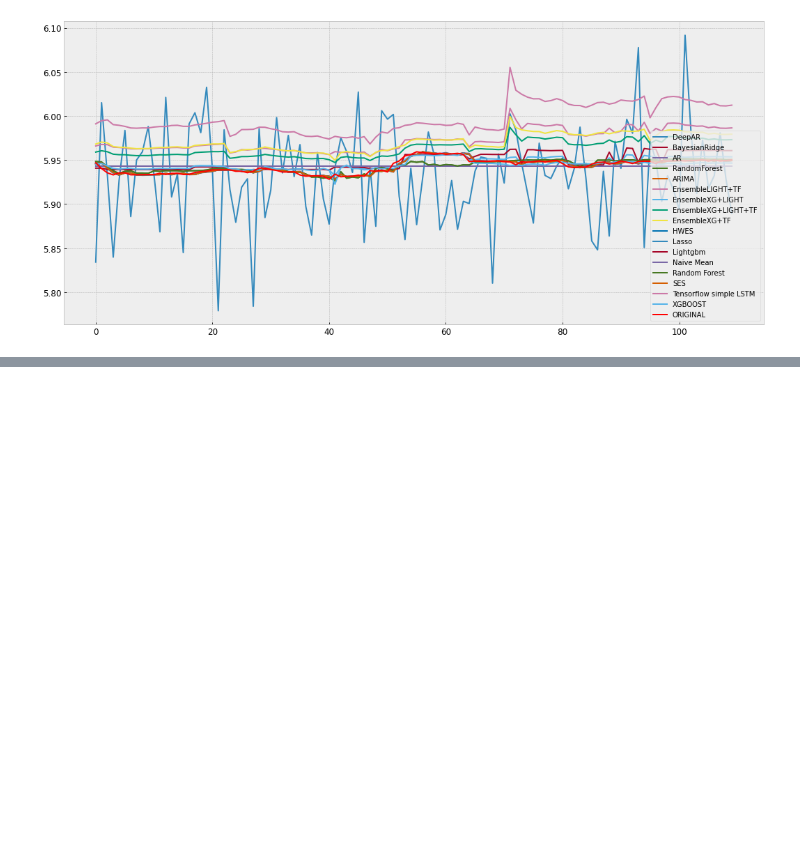
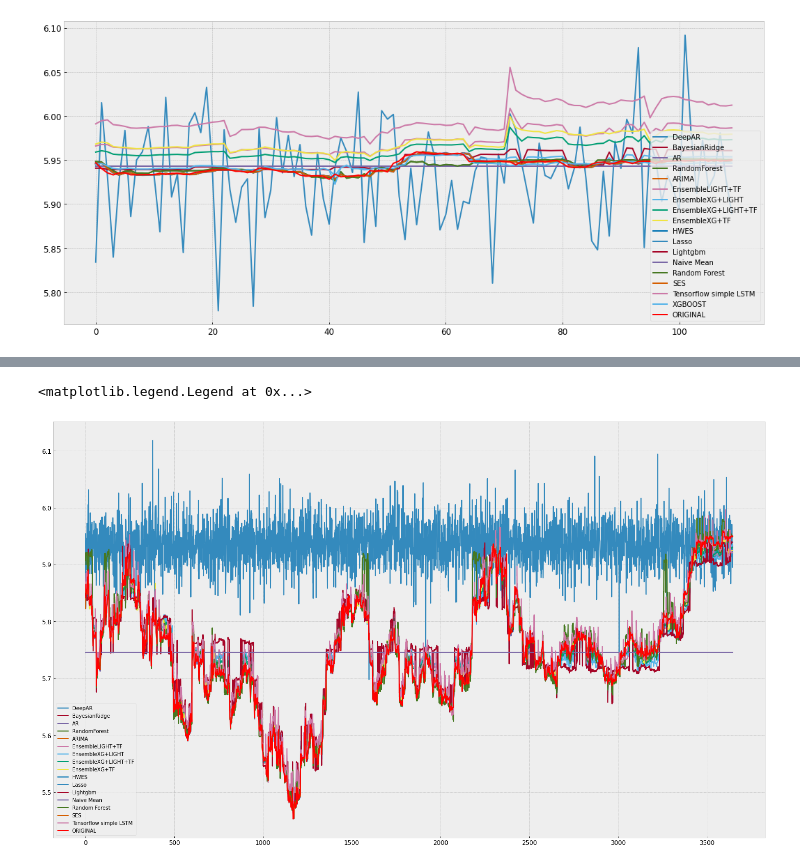
Before and after one commit to aburak256/Currency-with-Twitter, a Jupyter notebook: Results.ipynb, the cells around one changed output, grey strips where cells are left out. Saved outputs shown, nothing was run; the diff lists cells and outputs as text; code cells hidden in the pictures; blank space fills up the shorter version.

```diff
--- a/Results.ipynb
+++ b/Results.ipynb
@@ -67,0 +73,23 @@ plt.legend()
+# %%
+plt.figure(figsize=(25,15))
+plt.plot(predictionsDict['DeepAR'], label='DeepAR')
+plt.plot(predictionsDict['BayesianRidge'],label='BayesianRidge')
+plt.plot(predictionsDict['AR'],label='AR')
+plt.plot(predictionsDict['Randomforest'],label='RandomForest')
+plt.plot(predictionsDict['ARIMA'], label='ARIMA')
+plt.plot(predictionsDict['EnsembleLIGHT+TF'], label='EnsembleLIGHT+TF')
+plt.plot(predictionsDict['EnsembleXG+LIGHT'], label='EnsembleXG+LIGHT')
+plt.plot(predictionsDict['EnsembleXG+LIGHT+TF'],label='EnsembleXG+LIGHT+TF')
+plt.plot(predictionsDict['EnsembleXG+TF'], label='EnsembleXG+TF')
+plt.plot(predictionsDict['HWES'], label='HWES')
+plt.plot(predictionsDict['Lasso'], label='Lasso')
+plt.plot(predictionsDict['Lightgbm'], label='Lightgbm')
+plt.plot(predictionsDict['Naive mean'], label='Naive Mean')
+plt.plot(predictionsDict['Randomforest'], label='Random Forest')
+plt.plot(predictionsDict['SES'], label='SES')
+plt.plot(predictionsDict['Tensorflow simple LSTM'], label='Tensorflow simple LSTM')
+plt.plot(predictionsDict['ORIGINAL'], color ='red' , label = 'ORIGINAL')
+plt.legend()
+# %% [output]
+<matplotlib.legend.Legend at 0x...>
+[figure, added]
```
Also changed, not shown: parts of 1 cell of this notebook.
